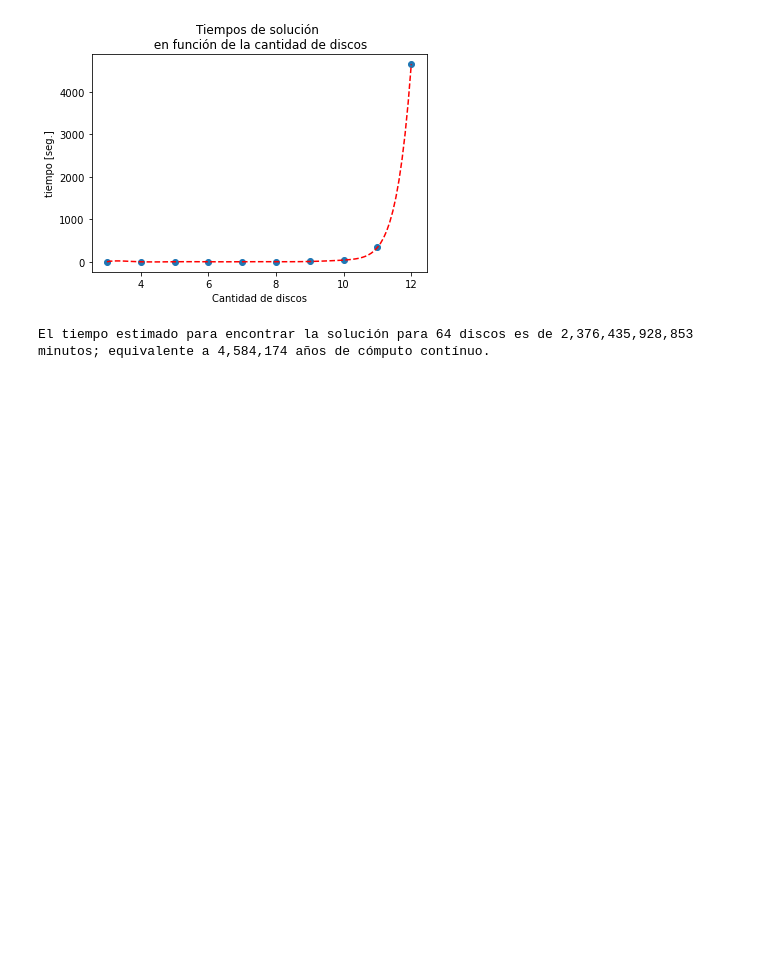
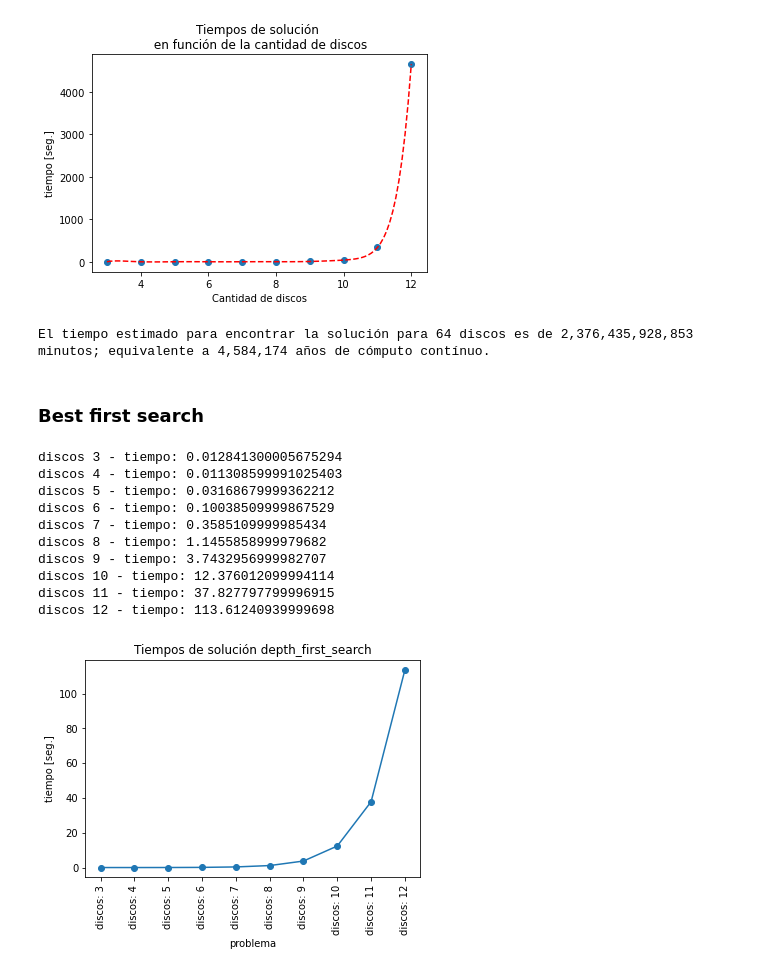
Before and after one commit to cgaravitoc/macc, a Jupyter notebook: AI/Miniproyecto - torres de hanoi/Hanoi.ipynb, the cells around one changed output. Saved outputs shown, nothing was run; the diff lists cells and outputs as text; code cells hidden in the pictures; blank space fills up the shorter version.

```diff
--- a/AI/Miniproyecto - torres de hanoi/Hanoi.ipynb
+++ b/AI/Miniproyecto - torres de hanoi/Hanoi.ipynb
@@ -374,3 +362,35 @@ my_n = 64 # cantidad de discos
 print(f"El tiempo estimado para encontrar la solución para {my_n} discos es de {round(mymodel(my_n) * (1/(60))):,} minutos; equivalente a {round(mymodel(my_n) * (1/(60 * 60 * 24 * 30 * 12))):,} años de cómputo contínuo.")
 # %% [output]
 El tiempo estimado para encontrar la solución para 64 discos es de 2,376,435,928,853 minutos; equivalente a 4,584,174 años de cómputo contínuo.
+# %% [markdown]
+### Best first search
+# %%
+# best_first_search
+
+import matplotlib.pylab as plt
+from time import perf_counter
+import numpy as np
+
+dict_tiempos_sol = {}
+for i in range(3, 13):
+    prob = Hannoi(num_disc= i)
+    arranca = perf_counter()
+    best_first_search(prob, costo_uniforme)
+    para = perf_counter()
+    dict_tiempos_sol[f"discos: {i}"] = para - arranca
+    #print(f"discos {i} - tiempo: {para - arranca}")
+
+myList = dict_tiempos_sol.items()
+x, y = zip(*myList)
+# %% [output]
+discos 3 - tiempo: 0.012841300005675294
+discos 4 - tiempo: 0.011308599991025403
+discos 5 - tiempo: 0.03168679999362212
+discos 6 - tiempo: 0.10038509999867529
+discos 7 - tiempo: 0.3585109999985434
+discos 8 - tiempo: 1.1455858999979682
+discos 9 - tiempo: 3.7432956999982707
+discos 10 - tiempo: 12.376012099994114
+discos 11 - tiempo: 37.827797799996915
+discos 12 - tiempo: 113.61240939999698
+[figure, added]
```
Also changed, not shown: parts of 8 cells of this notebook, 10 other files.
